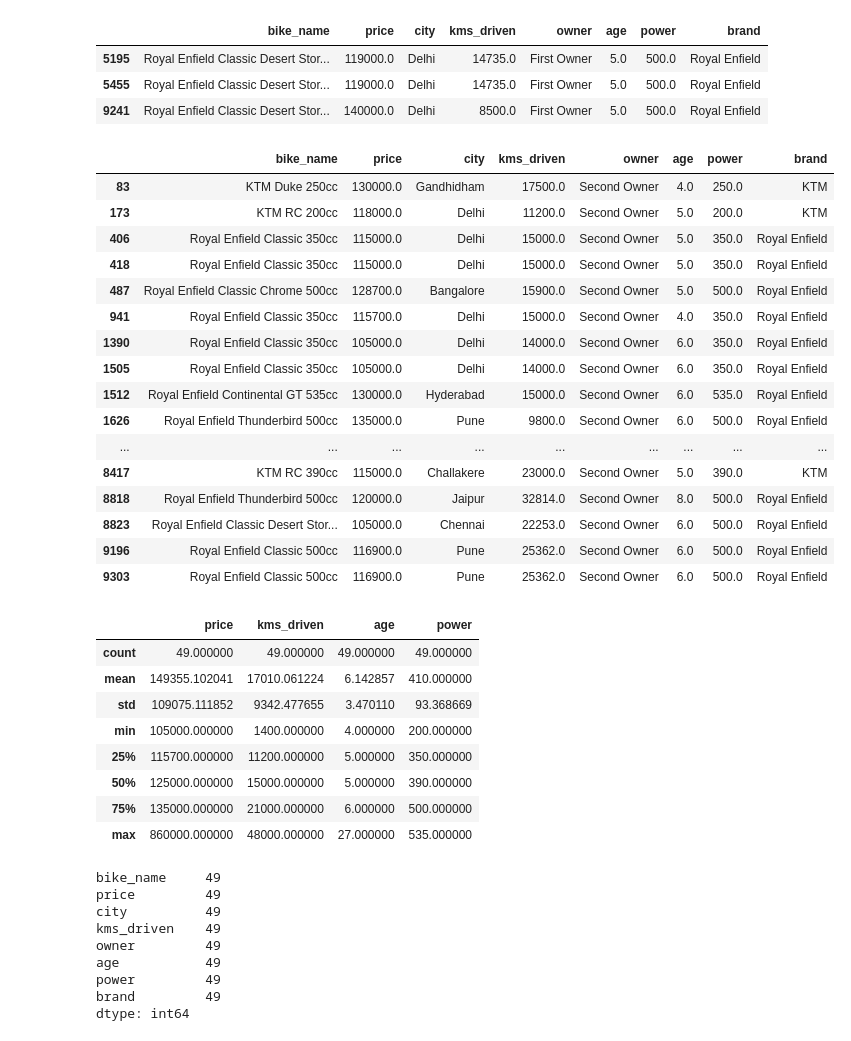
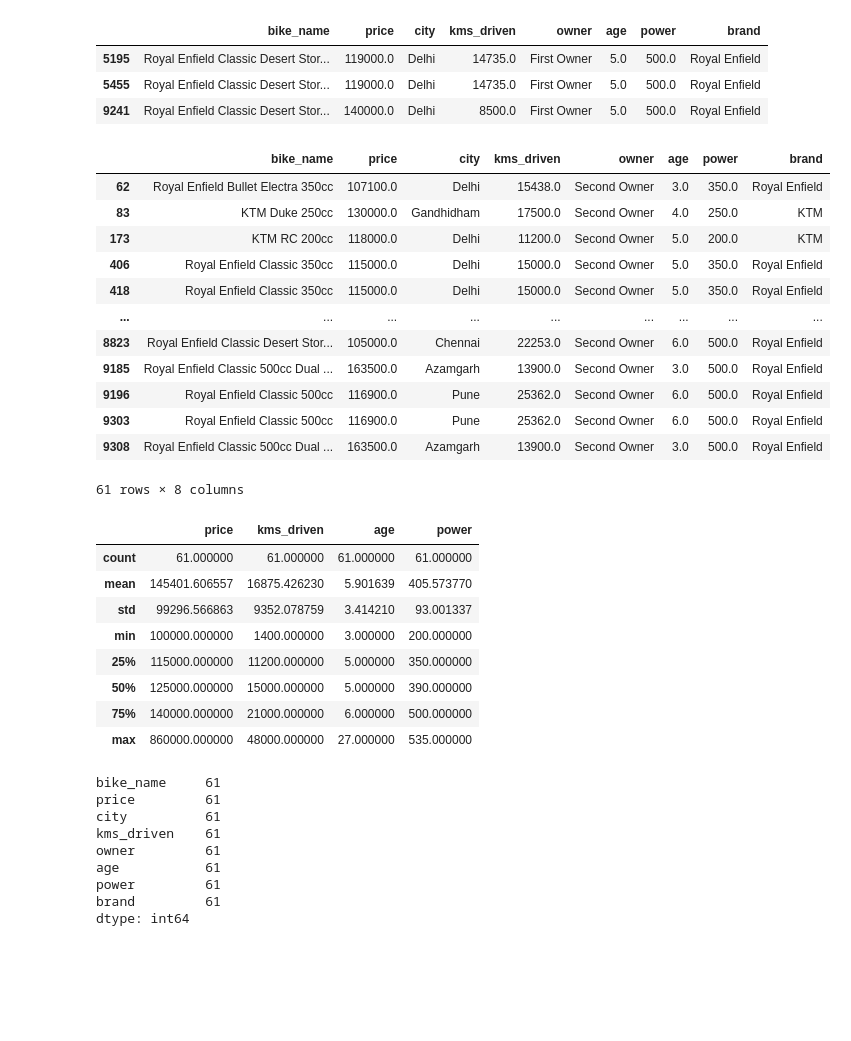
Before and after one commit to sachin09999/data-science, a Jupyter notebook: updated_cli/used.ipynb, the cells around one changed output. Cells and saved outputs as stored; diff of their text form; code cells hidden in the pictures; blank space fills up the shorter version.

```diff
--- a/updated_cli/used.ipynb
+++ b/updated_cli/used.ipynb
@@ -157,55 +157,51 @@ royal_enfield
 | 5455 | Royal Enfield Classic Desert Stor... | 119000.0 | Delhi | 14735.0 | First Owner | 5.0 | 500.0 | Royal Enfield |
 | 9241 | Royal Enfield Classic Desert Stor... | 140000.0 | Delhi | 8500.0 | First Owner | 5.0 | 500.0 | Royal Enfield |
 # %%
-bike = data[(data['price'] > 100000) &
+bike = data[(data['price'] >= 100000) &
             (data['brand'] == 'KTM') &
             (data['owner'] == 'Second Owner')&
-            (data['age'] > 3) |
+            (data['age'] >= 3) |
             (data['brand'] == 'Royal Enfield')&
             (data['owner'] == 'Second Owner')&
-            (data['price'] > 100000) &
-            (data['age'] > 3)
+            (data['price'] >= 100000) &
+            (data['age'] >= 3)
             ]
 bike
 # %% [output]
 |  | bike_name | price | city | kms_driven | owner | age | power | brand |
+| 62 | Royal Enfield Bullet Electra 350cc | 107100.0 | Delhi | 15438.0 | Second Owner | 3.0 | 350.0 | Royal Enfield |
 | 83 | KTM Duke 250cc | 130000.0 | Gandhidham | 17500.0 | Second Owner | 4.0 | 250.0 | KTM |
 | 173 | KTM RC 200cc | 118000.0 | Delhi | 11200.0 | Second Owner | 5.0 | 200.0 | KTM |
 | 406 | Royal Enfield Classic 350cc | 115000.0 | Delhi | 15000.0 | Second Owner | 5.0 | 350.0 | Royal Enfield |
 | 418 | Royal Enfield Classic 350cc | 115000.0 | Delhi | 15000.0 | Second Owner | 5.0 | 350.0 | Royal Enfield |
-| 487 | Royal Enfield Classic Chrome 500cc | 128700.0 | Bangalore | 15900.0 | Second Owner | 5.0 | 500.0 | Royal Enfield |
-| 941 | Royal Enfield Classic 350cc | 115700.0 | Delhi | 15000.0 | Second Owner | 4.0 | 350.0 | Royal Enfield |
-| 1390 | Royal Enfield Classic 350cc | 105000.0 | Delhi | 14000.0 | Second Owner | 6.0 | 350.0 | Royal Enfield |
-| 1505 | Royal Enfield Classic 350cc | 105000.0 | Delhi | 14000.0 | Second Owner | 6.0 | 350.0 | Royal Enfield |
-| 1512 | Royal Enfield Continental GT 535cc | 130000.0 | Hyderabad | 15000.0 | Second Owner | 6.0 | 535.0 | Royal Enfield |
-| 1626 | Royal Enfield Thunderbird 500cc | 135000.0 | Pune | 9800.0 | Second Owner | 6.0 | 500.0 | Royal Enfield |
 | ... | ... | ... | ... | ... | ... | ... | ... | ... |
-| 8417 | KTM RC 390cc | 115000.0 | Challakere | 23000.0 | Second Owner | 5.0 | 390.0 | KTM |
-| 8818 | Royal Enfield Thunderbird 500cc | 120000.0 | Jaipur | 32814.0 | Second Owner | 8.0 | 500.0 | Royal Enfield |
 | 8823 | Royal Enfield Classic Desert Stor... | 105000.0 | Chennai | 22253.0 | Second Owner | 6.0 | 500.0 | Royal Enfield |
+| 9185 | Royal Enfield Classic 500cc Dual ... | 163500.0 | Azamgarh | 13900.0 | Second Owner | 3.0 | 500.0 | Royal Enfield |
 | 9196 | Royal Enfield Classic 500cc | 116900.0 | Pune | 25362.0 | Second Owner | 6.0 | 500.0 | Royal Enfield |
 | 9303 | Royal Enfield Classic 500cc | 116900.0 | Pune | 25362.0 | Second Owner | 6.0 | 500.0 | Royal Enfield |
+| 9308 | Royal Enfield Classic 500cc Dual ... | 163500.0 | Azamgarh | 13900.0 | Second Owner | 3.0 | 500.0 | Royal Enfield |
+61 rows × 8 columns
 # %%
 bike.describe()
 # %% [output]
 |  | price | kms_driven | age | power |
-| count | 49.000000 | 49.000000 | 49.000000 | 49.000000 |
-| mean | 149355.102041 | 17010.061224 | 6.142857 | 410.000000 |
-| std | 109075.111852 | 9342.477655 | 3.470110 | 93.368669 |
-| min | 105000.000000 | 1400.000000 | 4.000000 | 200.000000 |
-| 25% | 115700.000000 | 11200.000000 | 5.000000 | 350.000000 |
+| count | 61.000000 | 61.000000 | 61.000000 | 61.000000 |
+| mean | 145401.606557 | 16875.426230 | 5.901639 | 405.573770 |
+| std | 99296.566863 | 9352.078759 | 3.414210 | 93.001337 |
+| min | 100000.000000 | 1400.000000 | 3.000000 | 200.000000 |
+| 25% | 115000.000000 | 11200.000000 | 5.000000 | 350.000000 |
 | 50% | 125000.000000 | 15000.000000 | 5.000000 | 390.000000 |
-| 75% | 135000.000000 | 21000.000000 | 6.000000 | 500.000000 |
+| 75% | 140000.000000 | 21000.000000 | 6.000000 | 500.000000 |
 | max | 860000.000000 | 48000.000000 | 27.000000 | 535.000000 |
 # %%
 bike.count()
 # %% [output]
-bike_name     49
-price         49
-city          49
-kms_driven    49
-owner         49
-age           49
-power         49
-brand         49
+bike_name     61
+price         61
+city          61
+kms_driven    61
+owner         61
+age           61
+power         61
+brand         61
 dtype: int64
```
Also changed, not shown: parts of 1 cell of this notebook, 2 other files.
